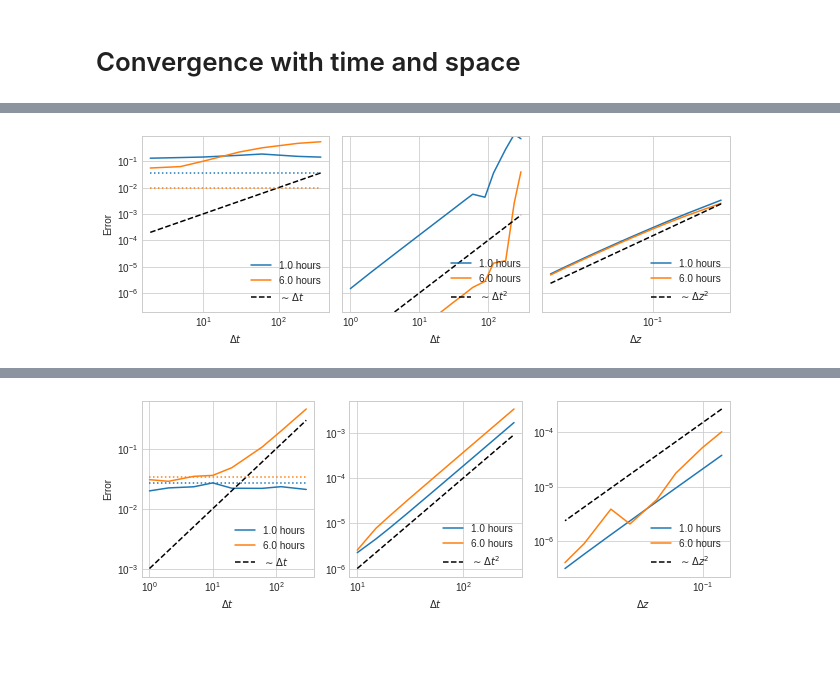
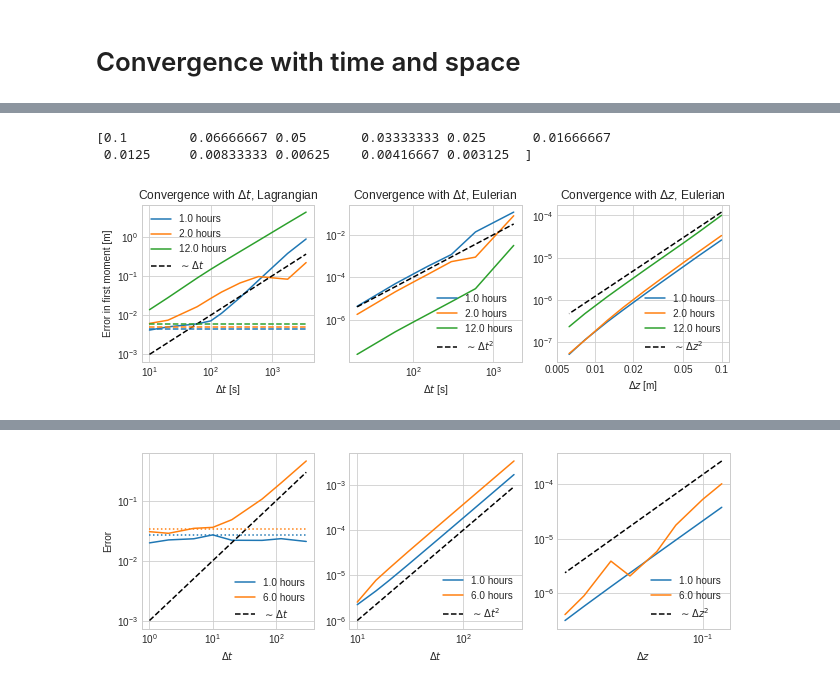
Before and after one commit to nordam/Eulerian-and-Lagrangian-methods, a Jupyter notebook: notebooks/All-plots-for-manuscript.ipynb, the cells around one changed output, grey strips where cells are left out. Cells and saved outputs as stored; diff of their text form; code cells hidden in the pictures; blank space fills up the shorter version.

```diff
--- a/notebooks/All-plots-for-manuscript.ipynb
+++ b/notebooks/All-plots-for-manuscript.ipynb
@@ -459,19 +669,19 @@ plt.savefig(f'summary_plot_{case}_{profile}.png', dpi=240)
 # %% [markdown]
 # Convergence with time and space
 # %%
-def plot_time_convergence_lagrange(case, profile, Np, it, data, ax = None, dt_save = 1800, return_colour = False):
+def plot_time_convergence_lagrange(case, profile, Np, it, data, ax = None, dt_save = 3600, return_colour = False):
     if ax is None:
         fig, ax = plt.subplots(ncols = 1, figsize = (9, 5))
     subset = data[((data['Case'] == case) & (data['Profile'] == profile))]
     Nps = np.array(sorted(set(subset['Np'])))
     dts = np.array(sorted(set(subset['dt'])))
     moment_ref = np.mean(subset[((subset['dt'] == dts[0]) & (subset['Np'] == Np) & (subset['timestep'] == it))]['moment'])
-    means = np.array([
+    errors = np.array([
         np.mean(np.abs(
             subset[((subset['Np'] == Np) & (subset['dt'] == dt) & (subset['timestep'] == it))]['moment'] - moment_ref
-        )) for dt in dts
+        )) for dt in dts[1:]
     ])
-    l, = ax.plot(dts, means, label = f'{it*dt_save/3600} hours')
+    l, = ax.plot(dts[1:], errors, label = f'{it*dt_save/3600} hours')
     # Plot trendline
     #ax.plot(Nps, std_devs[0]*np.sqrt(Nps[0]/Nps[:]))
     if return_colour:
@@ -479,7 +689,7 @@ def plot_time_convergence_lagrange(case, profile, Np, it, data, ax = None, dt_sa
     else:
         return dts, ax
 
-def plot_time_convergence_euler(case, profile, NK, NJ, it, ax = None, dt_save = 1800, datafolder = '/media/torn/SSD/EulerLagrange/'):
+def plot_time_convergence_euler(case, profile, NK, NJ, it, ax = None, dt_save = 3600, datafolder = '/media/torn/SSD/EulerLagrange/'):
     # Max depth (constant for all cases)
     Zmax = 50
     # List of data files
@@ -504,7 +714,7 @@ def plot_time_convergence_euler(case, profile, NK, NJ, it, ax = None, dt_save =
     #ax.plot(NKs[:-1], errors[0]*NKs[0]**2/NKs[:-1]**2, '--', c = 'k')
     return dts, ax
 
-def plot_space_convergence_euler(case, profile, dt, NK, it, ax = None, dt_save = 1800, datafolder = '/media/torn/SSD/EulerLagrange/'):
+def plot_space_convergence_euler(case, profile, dt, NK, it, ax = None, dt_save = 3600, datafolder = '/media/torn/SSD/EulerLagrange/'):
     # Max depth (constant for all cases)
     Zmax = 50
     # List of data files
@@ -525,9 +735,9 @@ def plot_space_convergence_euler(case, profile, dt, NK, it, ax = None, dt_save =
         moments[i] = dz*np.sum(zc*C[it,:])
 
     # Use the last moment (with the highest NK) as a reference
-    errors = np.abs(moments[:-1] - moments[-1])
+    errors = np.abs(moments[:-2] - moments[-1])
     dz_list = Zmax / NJs
-    ax.plot(dz_list[:-1], errors, label = f'{it*dt_save/3600} hours')
+    ax.plot(dz_list[:-2], errors, label = f'{it*dt_save/3600} hours')
     # Plot trendline
     #ax.plot(NKs[:-1], errors[0]*NKs[0]**2/NKs[:-1]**2, '--', c = 'k')
     return dz_list, ax
@@ -587,42 +810,59 @@ plt.savefig(f'extra_converegence_plot_{case}_{profile}.png', dpi=240)
 # %%
-fig, ax = plt.subplots(ncols = 3, figsize = (9,3.2), sharey = True)
+fig, ax = plt.subplots(ncols = 3, figsize = (9,3.2))
 
 case = 2
 profile = 'B'
+Np = 3000000
 
-dts_L, _, colour_1 = plot_time_convergence_lagrange(case, profile, 300000, 2, df, ax = ax[0], return_colour = True)
-dts_L, _, colour_2 = plot_time_convergence_lagrange(case, profile, 300000, 12, df, ax = ax[0], return_colour = True)
-ax[0].plot(dts_L, 1e-4*dts_L, '--', c = 'k', label = '$\sim \Delta t$')
+
+dts_L, _, colour_0 = plot_time_convergence_lagrange(case, profile, Np, 1, df, ax = ax[0], return_colour = True)
+dts_L, _, colour_1 = plot_time_convergence_lagrange(case, profile, Np, 2, df, ax = ax[0], return_colour = True)
+dts_L, _, colour_2 = plot_time_convergence_lagrange(case, profile, Np, 12, df, ax = ax[0], return_colour = True)
+ax[0].plot(dts_L[1:], 1e-4*dts_L[1:], '--', c = 'k', label = '$\sim \Delta t$')
 
 # Get variance, and plot line indicating expected sampling error
-var = get_variance(case, profile, dts_L[1], 300000, 2)
-sampling_error = np.sqrt(var/300000)
-ax[0].plot(dts_L, sampling_error*np.ones_like(dts_L), ':', c = colour_1)
-# Get variance, and plot line indicating expected sampling error
-var = get_variance(case, profile, dts_L[1], 300000, 12)
-sampling_error = np.sqrt(var/300000)
-ax[0].plot(dts_L, sampling_error*np.ones_like(dts_L), ':', c = colour_2)
+colours = [colour_0, colour_1, colour_2]
+for i, it in enumerate([1, 2, 12]):
+    var = get_variance(case, profile, dts_L[1], Np, it)
+    sampling_error = np.sqrt(2/np.pi)*np.sqrt(var/Np)
+    ax[0].plot(dts_L[1:], sampling_error*np.ones_like(dts_L[1:]), '--', c = colours[i])
 
-dts_E, _ = plot_time_convergence_euler(case, profile, 128, 4000, 2, ax = ax[1])
-dts_E, _ = plot_time_convergence_euler(case, profile, 128, 4000, 12, ax = ax[1])
+dts_E, _ = plot_time_convergence_euler(case, profile, 128, 8000, 1, ax = ax[1])
+dts_E, _ = plot_time_convergence_euler(case, profile, 128, 8000, 2, ax = ax[1])
+dts_E, _ = plot_time_convergence_euler(case, profile, 128, 8000, 12, ax = ax[1])
 ax[1].plot(dts_E[1:], 1e-8*dts_E[1:]**2, '--', c = 'k', label = '$\sim \Delta t^2$')
 
-dzs, _ = plot_space_convergence_euler(case, profile, 1.0, 128, 2, ax = ax[2])
-dzs, _ = plot_space_convergence_euler(case, profile, 1.0, 128, 12, ax = ax[2])
-ax[2].plot(dzs[:-1], 1.5e-2*dzs[:-1]**2, '--', c = 'k', label = '$\sim \Delta z^2$')
+dzs, _ = plot_space_convergence_euler(case, profile, 10., 128, 1, ax = ax[2])
+dzs, _ = plot_space_convergence_euler(case, profile, 10., 128, 2, ax = ax[2])
+dzs, _ = plot_space_convergence_euler(case, profile, 10., 128, 12, ax = ax[2])
+ax[2].plot(dzs[:-2], 1.2e-2*dzs[:-2]**2, '--', c = 'k', label = '$\sim \Delta z^2$')
+print(dzs)
 
 for a in ax:
     a.set_xscale('log')
     a.set_yscale('log')
-    a.legend(loc = 'lower right')
 
-ax[0].set_ylabel('Error')
-ax[0].set_xlabel('$\Delta t$')
-ax[1].set_xlabel('$\Delta t$')
-ax[2].set_xlabel('$\Delta z$')
-ax[0].set_ylim(2e-7, 9e-1)
+ax[0].legend(loc = 'upper left')
+ax[1].legend(loc = 'lower right')
+ax[2].legend(loc = 'lower right')
+
+ax[0].set_ylabel('Error in first moment [m]')
+ax[0].set_xlabel('$\Delta t$ [s]')
+ax[1].set_xlabel('$\Delta t$ [s]')
+ax[2].set_xlabel('$\Delta z$ [m]')
+ax[2].set_xticks([0.005, 0.01, 0.02, 0.05, 0.1])
+ax[2].set_xticklabels([0.005, 0.01, 0.02, 0.05, 0.1])
+
+ax[0].set_title('Convergence with $\Delta t$, Lagrangian')
+ax[1].set_title('Convergence with $\Delta t$, Eulerian')
+ax[2].set_title('Convergence with $\Delta z$, Eulerian')
+
+#ax[0].set_ylim(1.1e-6, 5e-1)
 plt.tight_layout()
 plt.savefig(f'extra_converegence_plot_{case}_{profile}.png', dpi=240)
+plt.savefig(f'extra_converegence_plot_{case}_{profile}.pdf')
 # %% [output]
+[0.1        0.06666667 0.05       0.03333333 0.025      0.01666667
+ 0.0125     0.00833333 0.00625    0.00416667 0.003125  ]
-[figure, old version]
+[figure, new version]
 # %%
```
Also changed, not shown: parts of 23 cells of this notebook, 15 other files.
